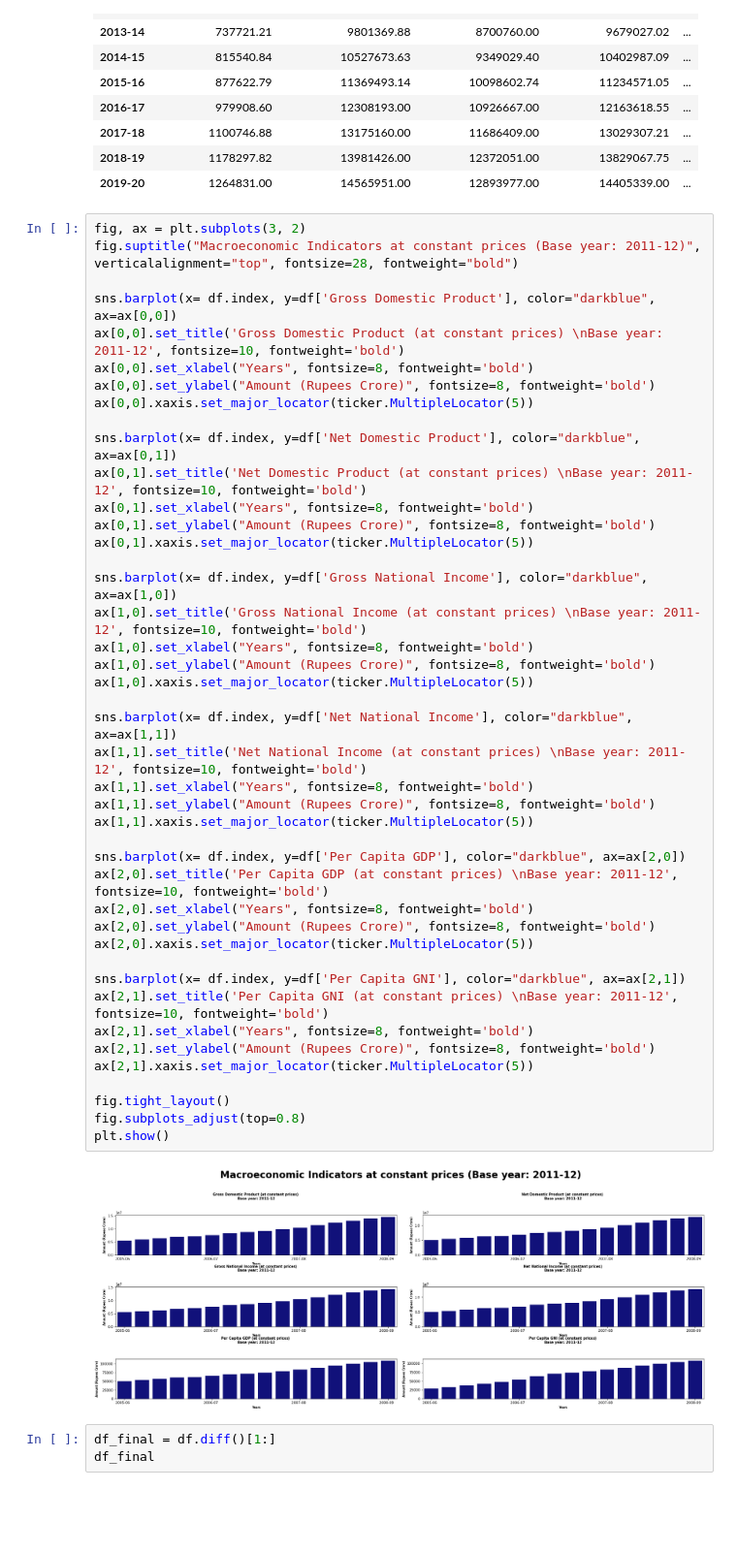
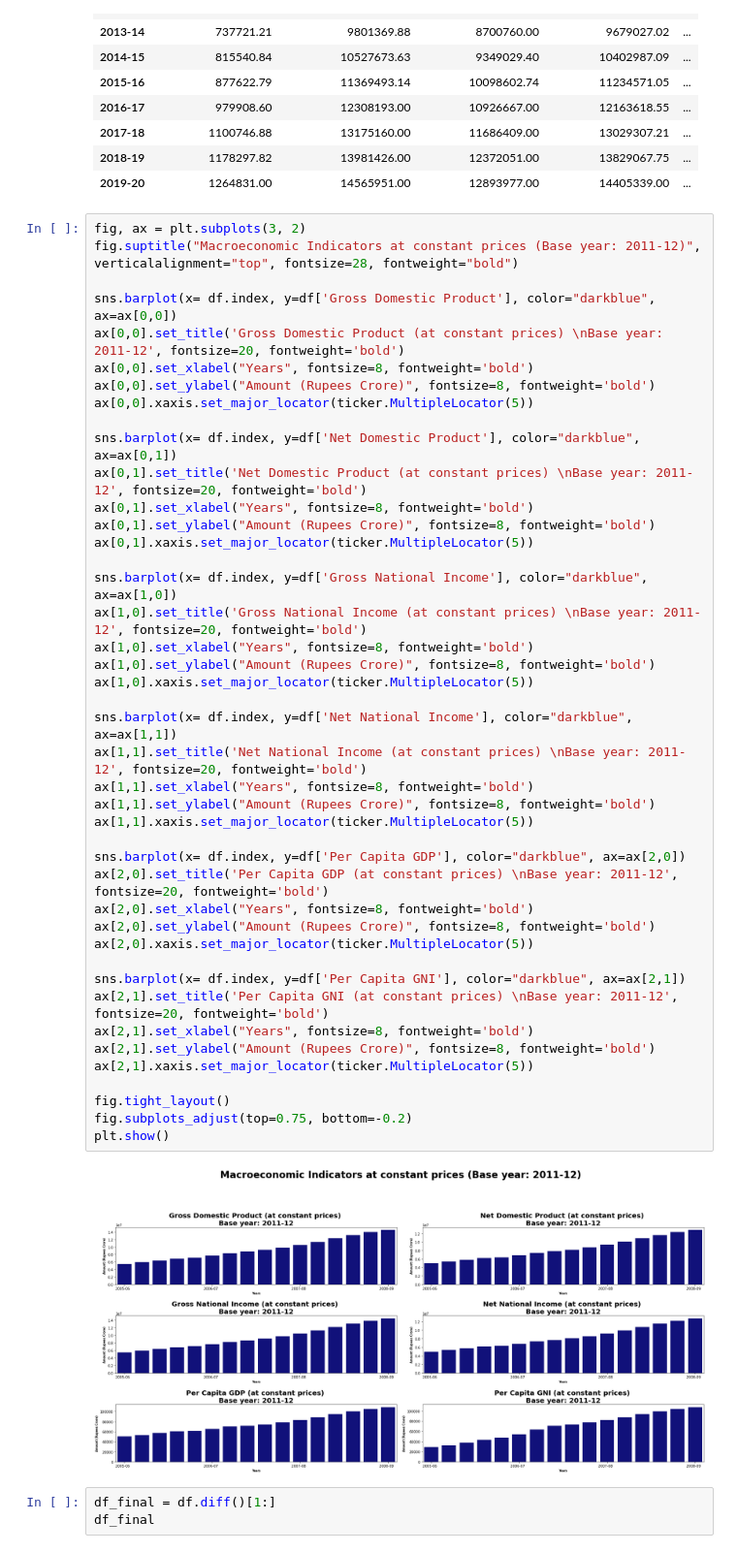
Before and after one commit to arpanganguli/SINE, a Jupyter notebook: Macroeconomic_Aggregates.ipynb, the cells around one changed output. Shown at 97% size. Saved outputs shown, nothing was run; the diff lists cells and outputs as text; blank space fills up the shorter version.

Commit message:
added space between plots

```diff
--- a/Macroeconomic_Aggregates.ipynb
+++ b/Macroeconomic_Aggregates.ipynb
@@ -38,46 +38,46 @@ fig, ax = plt.subplots(3, 2)
 fig.suptitle("Macroeconomic Indicators at constant prices (Base year: 2011-12)", verticalalignment="top", fontsize=28, fontweight="bold")
 
 sns.barplot(x= df.index, y=df['Gross Domestic Product'], color="darkblue", ax=ax[0,0])
-ax[0,0].set_title('Gross Domestic Product (at constant prices) \nBase year: 2011-12', fontsize=10, fontweight='bold')
+ax[0,0].set_title('Gross Domestic Product (at constant prices) \nBase year: 2011-12', fontsize=20, fontweight='bold')
 ax[0,0].set_xlabel("Years", fontsize=8, fontweight='bold')
 ax[0,0].set_ylabel("Amount (Rupees Crore)", fontsize=8, fontweight='bold')
 ax[0,0].xaxis.set_major_locator(ticker.MultipleLocator(5))
 
 sns.barplot(x= df.index, y=df['Net Domestic Product'], color="darkblue", ax=ax[0,1])
-ax[0,1].set_title('Net Domestic Product (at constant prices) \nBase year: 2011-12', fontsize=10, fontweight='bold')
+ax[0,1].set_title('Net Domestic Product (at constant prices) \nBase year: 2011-12', fontsize=20, fontweight='bold')
 ax[0,1].set_xlabel("Years", fontsize=8, fontweight='bold')
 ax[0,1].set_ylabel("Amount (Rupees Crore)", fontsize=8, fontweight='bold')
 ax[0,1].xaxis.set_major_locator(ticker.MultipleLocator(5))
 
 sns.barplot(x= df.index, y=df['Gross National Income'], color="darkblue", ax=ax[1,0])
-ax[1,0].set_title('Gross National Income (at constant prices) \nBase year: 2011-12', fontsize=10, fontweight='bold')
+ax[1,0].set_title('Gross National Income (at constant prices) \nBase year: 2011-12', fontsize=20, fontweight='bold')
 ax[1,0].set_xlabel("Years", fontsize=8, fontweight='bold')
 ax[1,0].set_ylabel("Amount (Rupees Crore)", fontsize=8, fontweight='bold')
 ax[1,0].xaxis.set_major_locator(ticker.MultipleLocator(5))
 
 sns.barplot(x= df.index, y=df['Net National Income'], color="darkblue", ax=ax[1,1])
-ax[1,1].set_title('Net National Income (at constant prices) \nBase year: 2011-12', fontsize=10, fontweight='bold')
+ax[1,1].set_title('Net National Income (at constant prices) \nBase year: 2011-12', fontsize=20, fontweight='bold')
 ax[1,1].set_xlabel("Years", fontsize=8, fontweight='bold')
 ax[1,1].set_ylabel("Amount (Rupees Crore)", fontsize=8, fontweight='bold')
 ax[1,1].xaxis.set_major_locator(ticker.MultipleLocator(5))
 
 sns.barplot(x= df.index, y=df['Per Capita GDP'], color="darkblue", ax=ax[2,0])
-ax[2,0].set_title('Per Capita GDP (at constant prices) \nBase year: 2011-12', fontsize=10, fontweight='bold')
+ax[2,0].set_title('Per Capita GDP (at constant prices) \nBase year: 2011-12', fontsize=20, fontweight='bold')
 ax[2,0].set_xlabel("Years", fontsize=8, fontweight='bold')
 ax[2,0].set_ylabel("Amount (Rupees Crore)", fontsize=8, fontweight='bold')
 ax[2,0].xaxis.set_major_locator(ticker.MultipleLocator(5))
 
 sns.barplot(x= df.index, y=df['Per Capita GNI'], color="darkblue", ax=ax[2,1])
-ax[2,1].set_title('Per Capita GNI (at constant prices) \nBase year: 2011-12', fontsize=10, fontweight='bold')
+ax[2,1].set_title('Per Capita GNI (at constant prices) \nBase year: 2011-12', fontsize=20, fontweight='bold')
 ax[2,1].set_xlabel("Years", fontsize=8, fontweight='bold')
 ax[2,1].set_ylabel("Amount (Rupees Crore)", fontsize=8, fontweight='bold')
 ax[2,1].xaxis.set_major_locator(ticker.MultipleLocator(5))
 
 fig.tight_layout()
-fig.subplots_adjust(top=0.8)
+fig.subplots_adjust(top=0.75, bottom=-0.2)
 plt.show()
 # %% [output]
-[figure, old version]
+[figure, new version]
 # %%
 df_final = df.diff()[1:]
 df_final
```
Also changed, not shown: parts of 1 cell of this notebook.
